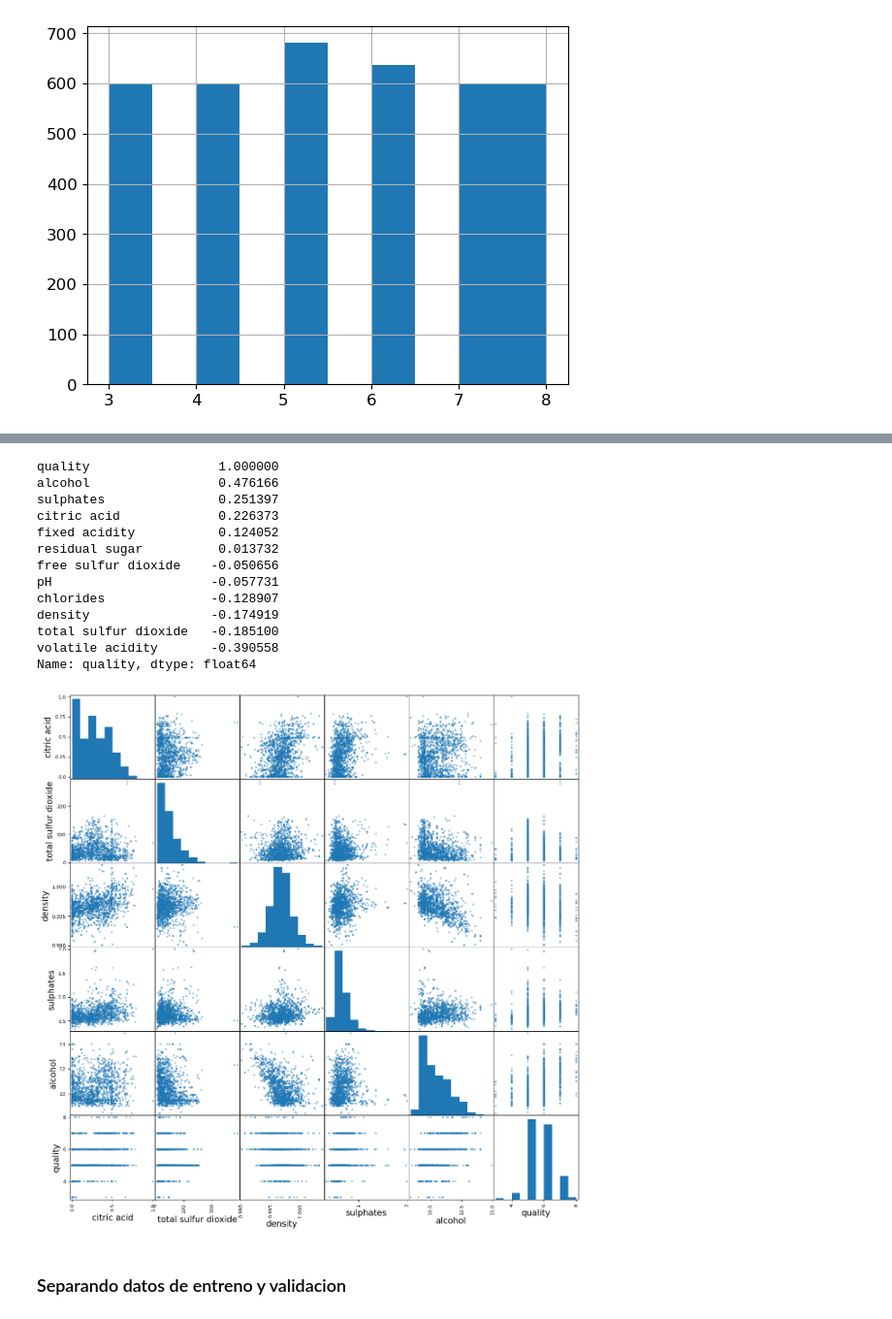
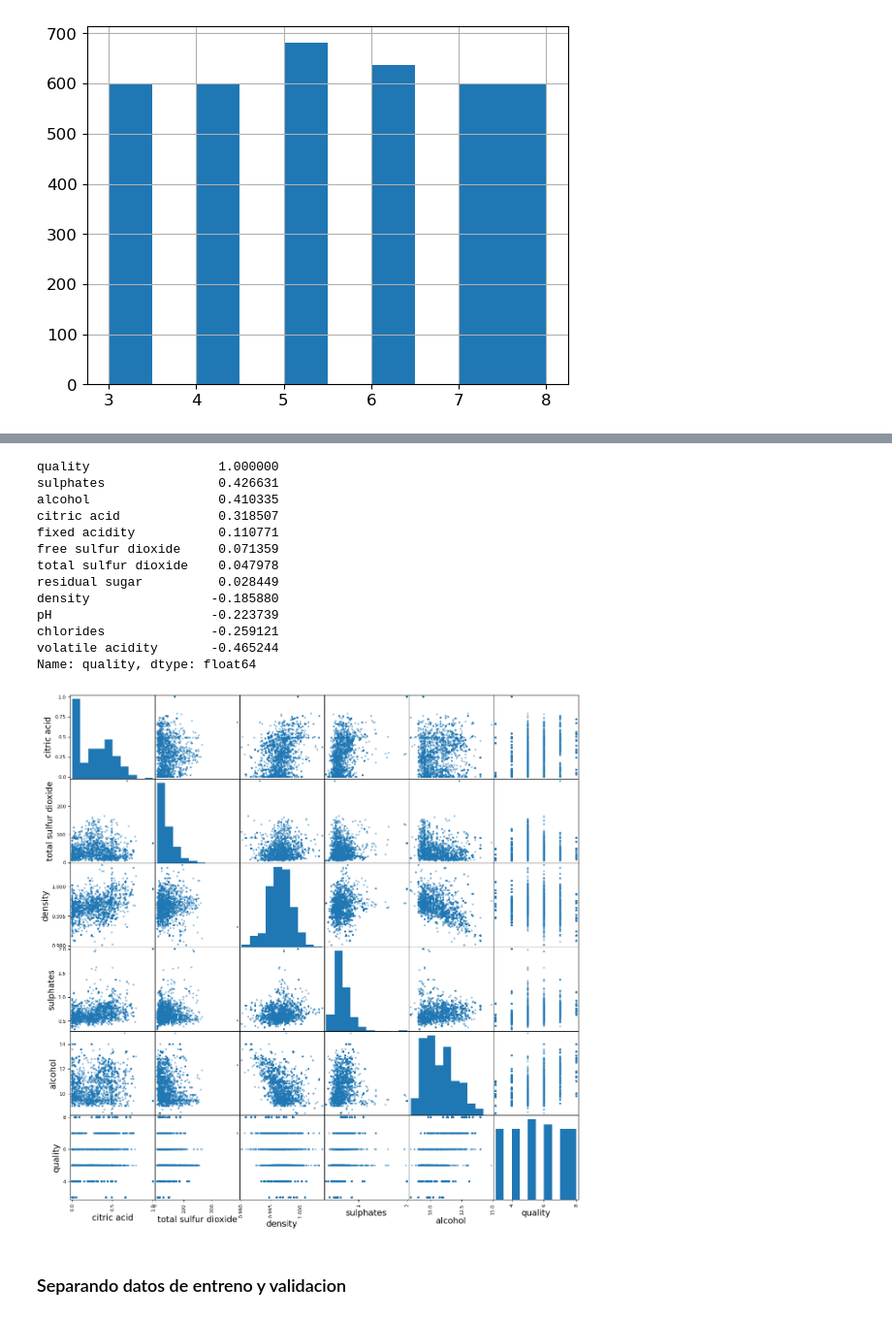
Before and after one commit to joshMonarch/vinos_clf, a Jupyter notebook: calidad_vinos.ipynb, the cells around one changed output, grey strips where cells are left out. Shown at 97% size. Saved outputs shown, nothing was run; the diff lists cells and outputs as text; code cells hidden in the pictures.

```diff
--- a/calidad_vinos.ipynb
+++ b/calidad_vinos.ipynb
@@ -165,28 +166,27 @@ sns.heatmap(wines.corr(method="spearman"), annot=True, ax=axis);
 # %%
-corr_matrix = wines.corr();
-corr_matrix["quality"].sort_values(ascending=False)
+corr_matrix_spearman["quality"].sort_values(ascending=False)
 # %% [output]
 quality                 1.000000
-alcohol                 0.476166
-sulphates               0.251397
-citric acid             0.226373
-fixed acidity           0.124052
-residual sugar          0.013732
-free sulfur dioxide    -0.050656
-pH                     -0.057731
-chlorides              -0.128907
-density                -0.174919
-total sulfur dioxide   -0.185100
-volatile acidity       -0.390558
+sulphates               0.426631
+alcohol                 0.410335
+citric acid             0.318507
+fixed acidity           0.110771
+free sulfur dioxide     0.071359
+total sulfur dioxide    0.047978
+residual sugar          0.028449
+density                -0.185880
+pH                     -0.223739
+chlorides              -0.259121
+volatile acidity       -0.465244
 Name: quality, dtype: float64
 # %%
 attributes = ['citric acid', 'total sulfur dioxide', 'density',
               'sulphates', 'alcohol', 'quality']
 
 
-scatter_matrix(wines[attributes], figsize=(15, 15));
+scatter_matrix(wines_balanced[attributes], figsize=(15, 15));
 # %% [output]
-[figure, old version]
+[figure, new version]
 # %% [markdown]
 ### Separando datos de entreno y validacion
 # %% [markdown]
```
Also changed, not shown: parts of 44 cells of this notebook, 1 other file.
